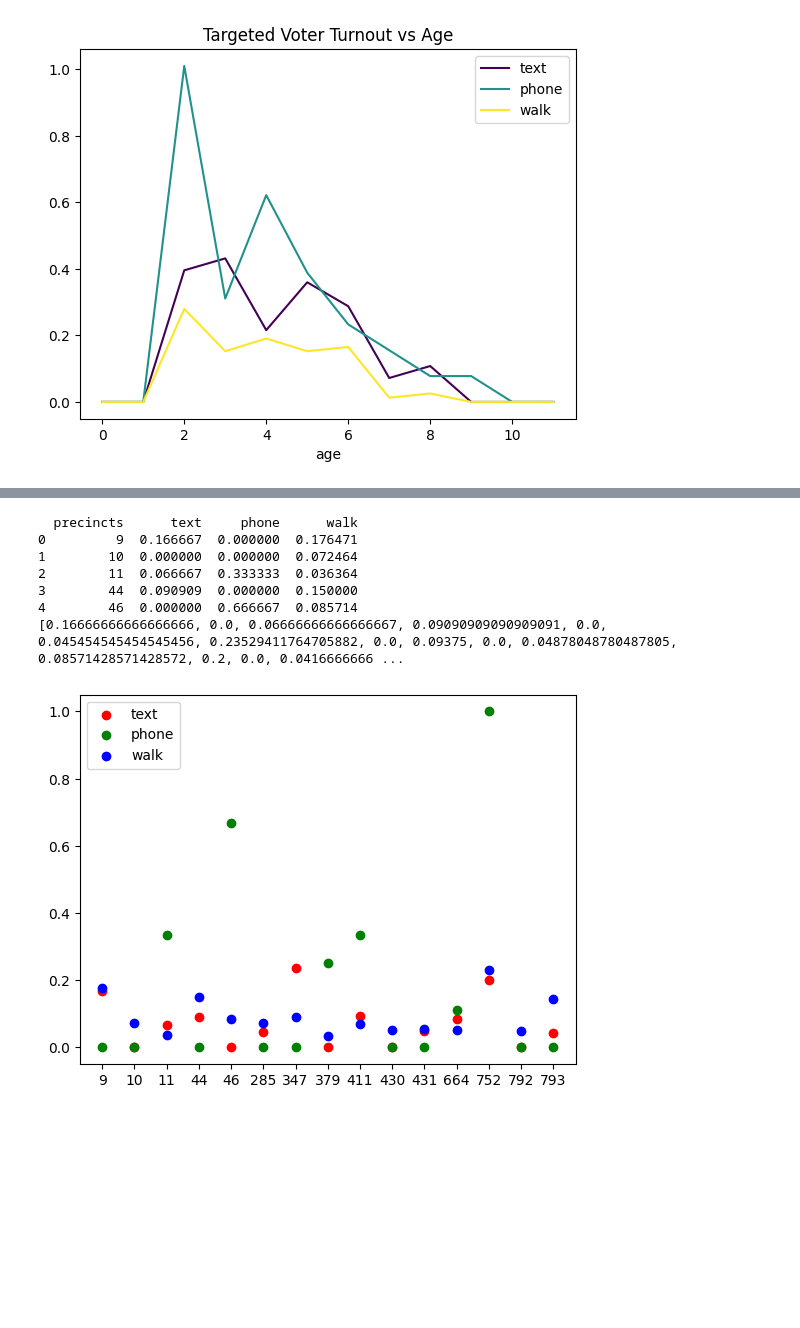
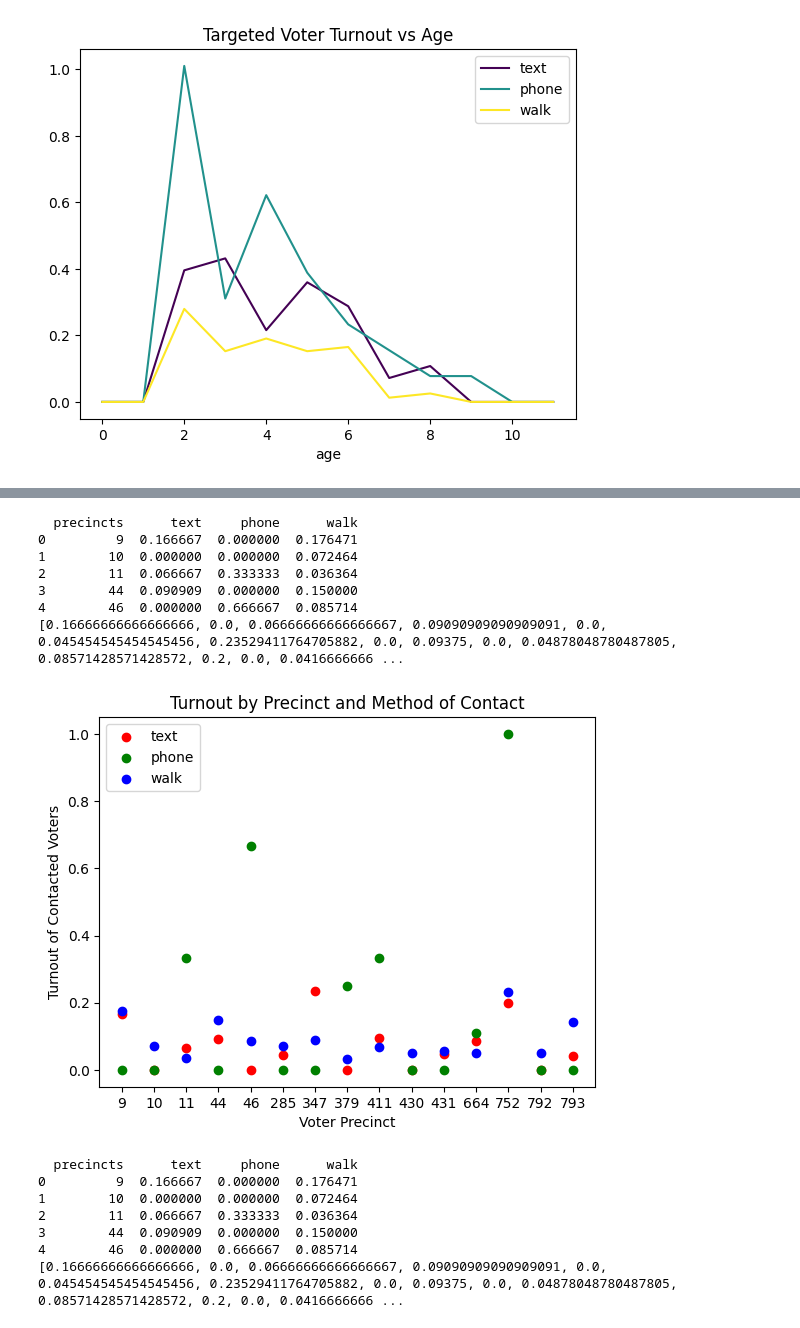
Before and after one commit to ywiamnog/Datathon-2023, a Jupyter notebook: best_methods.ipynb, the cells around one changed output, grey strips where cells are left out. Cells and saved outputs as stored; diff of their text form; code cells hidden in the pictures; blank space fills up the shorter version.

Commit message:
labels on chart

```diff
--- a/best_methods.ipynb
+++ b/best_methods.ipynb
@@ -160,30 +164,42 @@ print(reg_by_precinct_walk)
 # %%
 # find the denominator
+ov_turnout = []
 for i in range(len(precinct_lst)):
     precinct_phone[i] /= reg_by_precinct_phone[i]
     precinct_text[i] /= reg_by_precinct_text[i]
     precinct_walk[i] /= reg_by_precinct_walk[i]
     precinct_lst[i] = str(precinct_lst[i])
+
 
 precinct_dict = {"precincts": precinct_lst, "text": precinct_text, "phone": precinct_phone, "walk": precinct_walk}
 precinct_data = pd.DataFrame(precinct_dict)
 print(precinct_data.head())
 print(precinct_text)
 
 plt.scatter(precinct_lst, precinct_text, c="red", label="text")
 plt.scatter(precinct_lst, precinct_phone, c="green", label="phone")
 plt.scatter(precinct_lst, precinct_walk, c="blue", label="walk")
+plt.xlabel("Voter Precinct")
+plt.ylabel("Turnout of Contacted Voters")
+plt.title("Turnout by Precinct and Method of Contact")
 plt.legend()
 plt.show()
 # precinct_data.plot(kind = "scatter", x="precincts", y = "text", color = "red")
 # precinct_data.plot(kind = "scatter", x="precincts", y = "phone", color = "green")
 # precinct_data.plot(kind = "scatter", x="precincts", y = "walk", color = "blue")
 # %% [output]
   precincts      text     phone      walk
 0         9  0.166667  0.000000  0.176471
 1        10  0.000000  0.000000  0.072464
 2        11  0.066667  0.333333  0.036364
 3        44  0.090909  0.000000  0.150000
 4        46  0.000000  0.666667  0.085714
 [0.16666666666666666, 0.0, 0.06666666666666667, 0.09090909090909091, 0.0, 0.045454545454545456, 0.23529411764705882, 0.0, 0.09375, 0.0, 0.04878048780487805, 0.08571428571428572, 0.2, 0.0, 0.0416666666 ...
-[figure, old version]
+[figure, new version]
+  precincts      text     phone      walk
+0         9  0.166667  0.000000  0.176471
+1        10  0.000000  0.000000  0.072464
+2        11  0.066667  0.333333  0.036364
+3        44  0.090909  0.000000  0.150000
+4        46  0.000000  0.666667  0.085714
+[0.16666666666666666, 0.0, 0.06666666666666667, 0.09090909090909091, 0.0, 0.045454545454545456, 0.23529411764705882, 0.0, 0.09375, 0.0, 0.04878048780487805, 0.08571428571428572, 0.2, 0.0, 0.0416666666 ...
```
Also changed, not shown: parts of 5 cells of this notebook, 1 other file.
